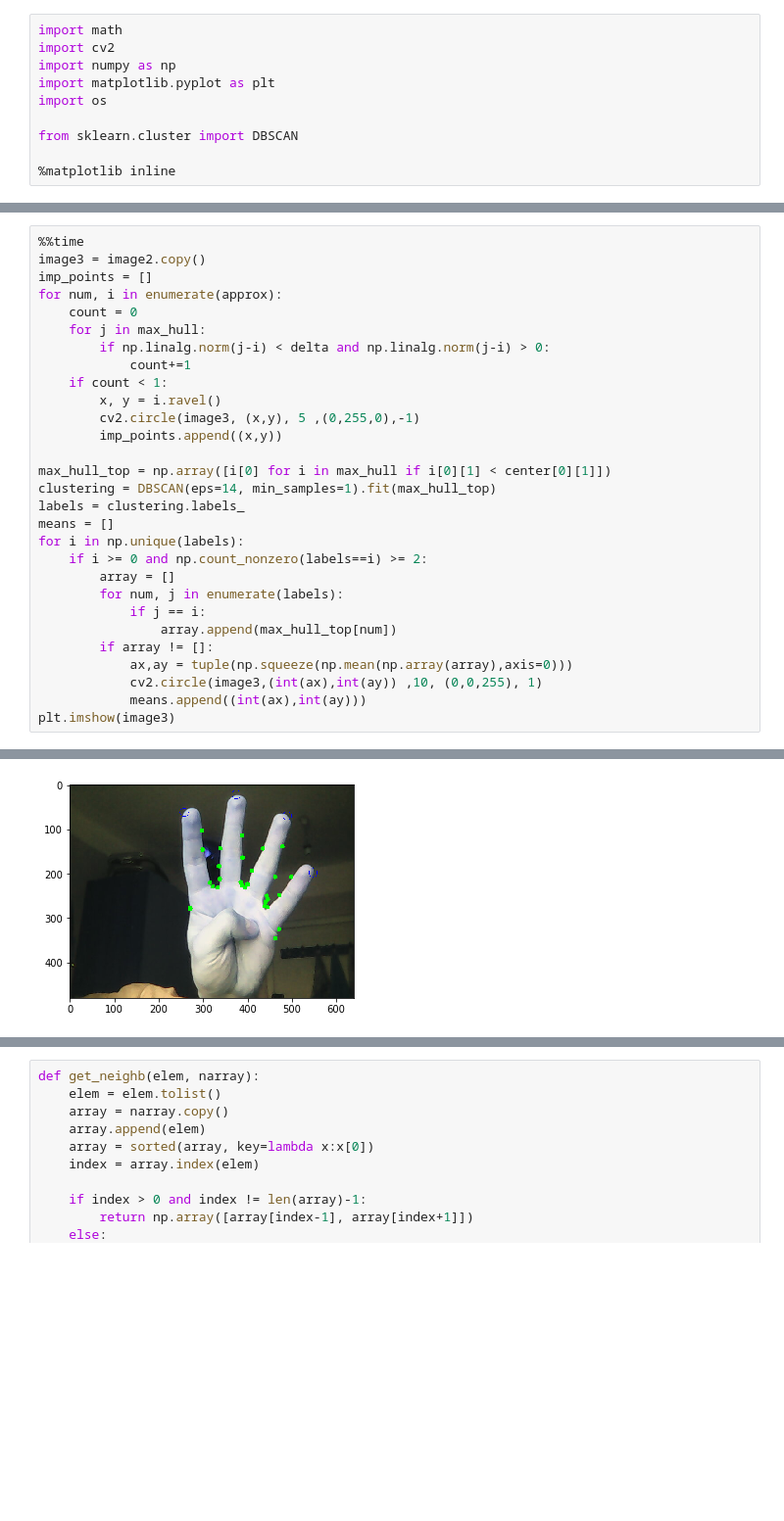
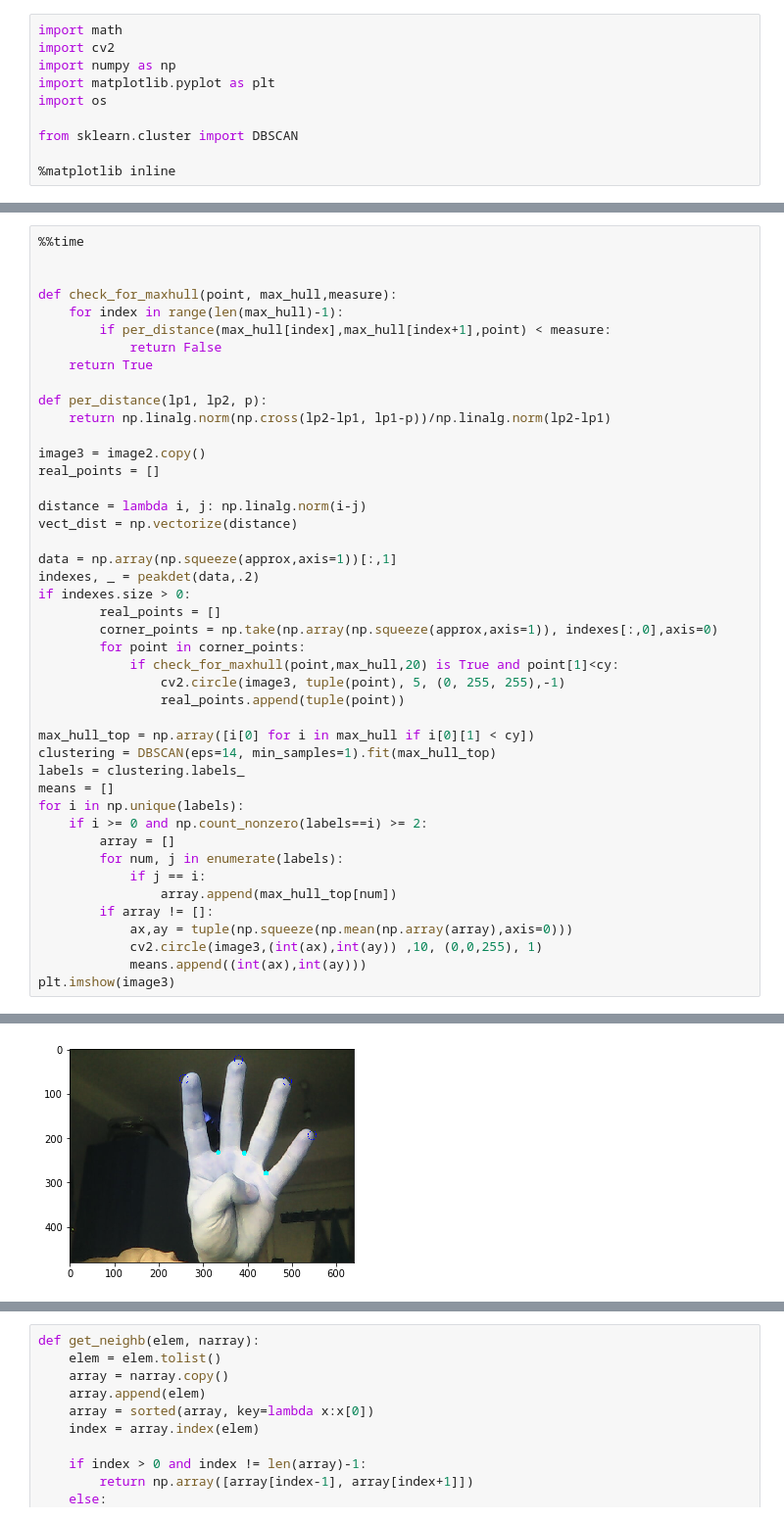
Before and after one commit to vanhry/Count-fingers, a Jupyter notebook: image_process.ipynb, the cells around one changed output, grey strips where cells are left out. Shown at 98% size. Saved outputs shown, nothing was run; the diff lists cells and outputs as text; blank space fills up the shorter version.

```diff
--- a/image_process.ipynb
+++ b/image_process.ipynb
@@ -65,18 +72,33 @@ Wall time: 2.88 s
 # %%
 %%time
+
+
+def check_for_maxhull(point, max_hull,measure):
+    for index in range(len(max_hull)-1):
+        if per_distance(max_hull[index],max_hull[index+1],point) < measure:
+            return False
+    return True
+
+def per_distance(lp1, lp2, p):
+    return np.linalg.norm(np.cross(lp2-lp1, lp1-p))/np.linalg.norm(lp2-lp1)
+
 image3 = image2.copy()
-imp_points = []
-for num, i in enumerate(approx):
-    count = 0
-    for j in max_hull:
-        if np.linalg.norm(j-i) < delta and np.linalg.norm(j-i) > 0:
-            count+=1
-    if count < 1:
-        x, y = i.ravel()
-        cv2.circle(image3, (x,y), 5 ,(0,255,0),-1)
-        imp_points.append((x,y))
+real_points = []
 
-max_hull_top = np.array([i[0] for i in max_hull if i[0][1] < center[0][1]])
+distance = lambda i, j: np.linalg.norm(i-j)
+vect_dist = np.vectorize(distance)
+
+data = np.array(np.squeeze(approx,axis=1))[:,1]
+indexes, _ = peakdet(data,.2)
+if indexes.size > 0:
+        real_points = []
+        corner_points = np.take(np.array(np.squeeze(approx,axis=1)), indexes[:,0],axis=0)
+        for point in corner_points:
+            if check_for_maxhull(point,max_hull,20) is True and point[1]<cy:
+                cv2.circle(image3, tuple(point), 5, (0, 255, 255),-1)
+                real_points.append(tuple(point))
+
+max_hull_top = np.array([i[0] for i in max_hull if i[0][1] < cy])
 clustering = DBSCAN(eps=14, min_samples=1).fit(max_hull_top)
 labels = clustering.labels_
 means = []
@@ -97 +119 @@ Wall time: 354 ms
-[figure, old version]
+[figure, new version]
```
Also changed, not shown: parts of 17 cells of this notebook.
